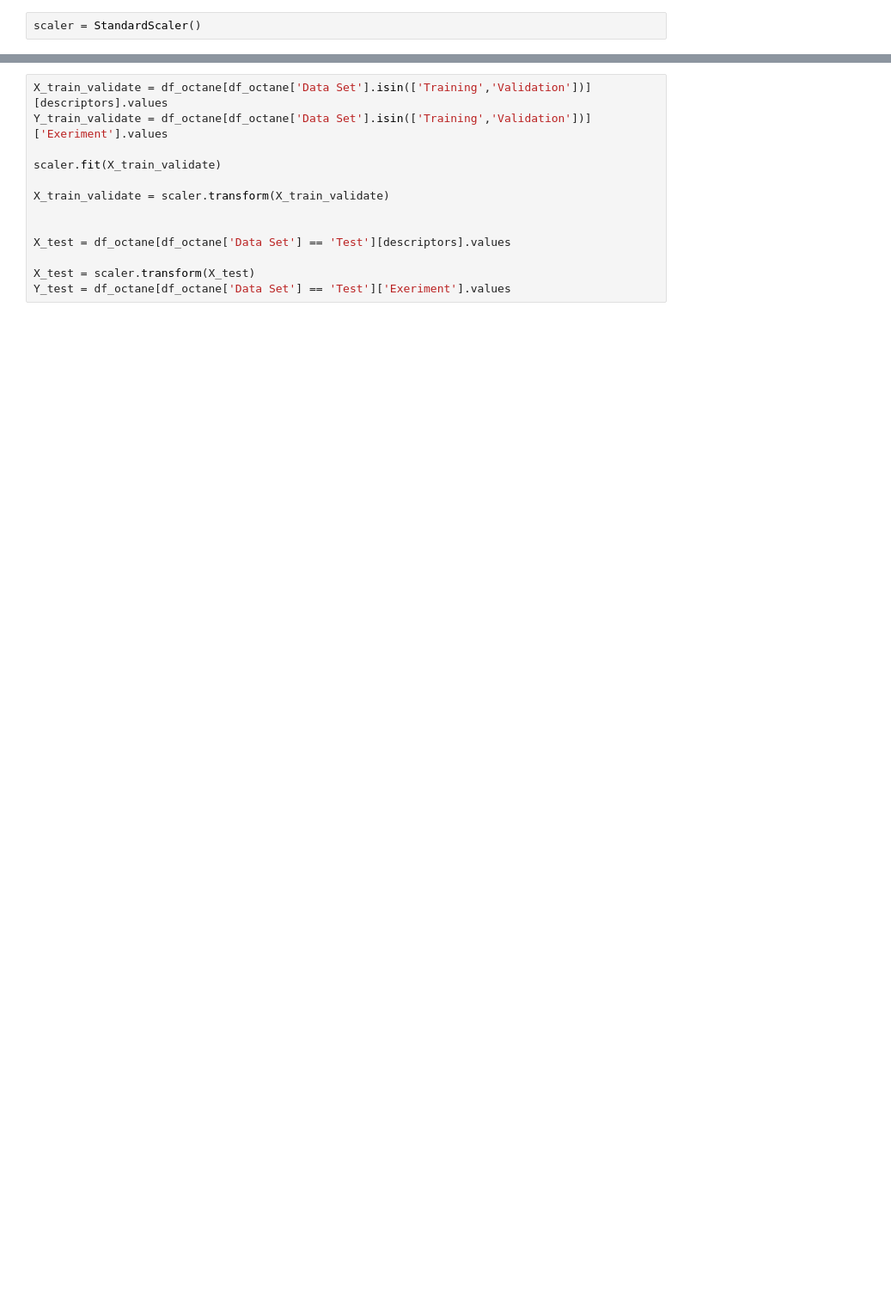
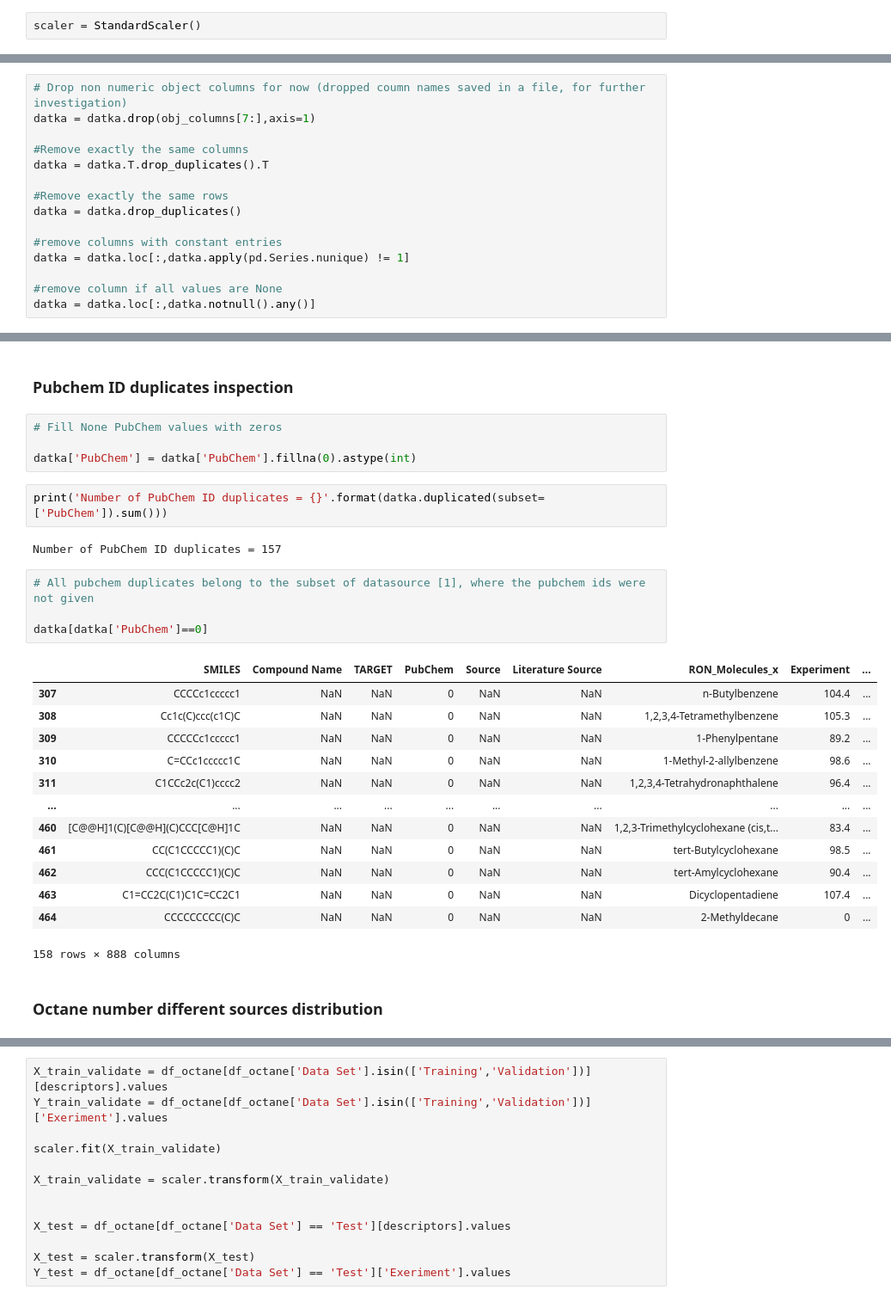
Before and after one commit to SergeyAnufriev/biofuels, a Jupyter notebook: Octane.ipynb, the cells around one changed output, grey strips where cells are left out. Shown at 86% size. Cells and saved outputs as stored; diff of their text form; blank space fills up the shorter version.

```diff
--- a/Octane.ipynb
+++ b/Octane.ipynb
@@ -77,0 +237,15 @@ descriptors = list(df_octane)[4:]
+# %%
+# Drop non numeric object columns for now (dropped coumn names saved in a file, for further investigation)
+datka = datka.drop(obj_columns[7:],axis=1)
+
+#Remove exactly the same columns
+datka = datka.T.drop_duplicates().T
+
+#Remove exactly the same rows
+datka = datka.drop_duplicates()
+
+#remove columns with constant entries
+datka = datka.loc[:,datka.apply(pd.Series.nunique) != 1]
+
+#remove column if all values are None
+datka = datka.loc[:,datka.notnull().any()]
@@ -77,0 +446,30 @@ descriptors = list(df_octane)[4:]
+# %% [markdown]
+### Pubchem ID duplicates inspection
+# %%
+# Fill None PubChem values with zeros
+
+datka['PubChem'] = datka['PubChem'].fillna(0).astype(int)
+# %%
+print('Number of PubChem ID duplicates = {}'.format(datka.duplicated(subset=['PubChem']).sum()))
+# %% [output]
+Number of PubChem ID duplicates = 157
+# %%
+# All pubchem duplicates belong to the subset of datasource [1], where the pubchem ids were not given
+
+datka[datka['PubChem']==0]
+# %% [output]
+|  | SMILES | Compound Name | TARGET | PubChem | Source | Literature Source | RON_Molecules_x | Experiment | ... |
+| 307 | CCCCc1ccccc1 | NaN | NaN | 0 | NaN | NaN | n-Butylbenzene | 104.4 | ... |
+| 308 | Cc1c(C)ccc(c1C)C | NaN | NaN | 0 | NaN | NaN | 1,2,3,4-Tetramethylbenzene | 105.3 | ... |
+| 309 | CCCCCc1ccccc1 | NaN | NaN | 0 | NaN | NaN | 1-Phenylpentane | 89.2 | ... |
+| 310 | C=CCc1ccccc1C | NaN | NaN | 0 | NaN | NaN | 1-Methyl-2-allylbenzene | 98.6 | ... |
+| 311 | C1CCc2c(C1)cccc2 | NaN | NaN | 0 | NaN | NaN | 1,2,3,4-Tetrahydronaphthalene | 96.4 | ... |
+| ... | ... | ... | ... | ... | ... | ... | ... | ... | ... |
+| 460 | [C@@H]1(C)[C@@H](C)CCC[C@H]1C | NaN | NaN | 0 | NaN | NaN | 1,2,3-Trimethylcyclohexane (cis,t... | 83.4 | ... |
+| 461 | CC(C1CCCCC1)(C)C | NaN | NaN | 0 | NaN | NaN | tert-Butylcyclohexane | 98.5 | ... |
+| 462 | CCC(C1CCCCC1)(C)C | NaN | NaN | 0 | NaN | NaN | tert-Amylcyclohexane | 90.4 | ... |
+| 463 | C1=CC2C(C1)C1C=CC2C1 | NaN | NaN | 0 | NaN | NaN | Dicyclopentadiene | 107.4 | ... |
+| 464 | CCCCCCCCC(C)C | NaN | NaN | 0 | NaN | NaN | 2-Methyldecane | 0 | ... |
+158 rows × 888 columns
+# %% [markdown]
+### Octane number different sources distribution
```
Also changed, not shown: parts of 96 cells of this notebook, 2 other files.
